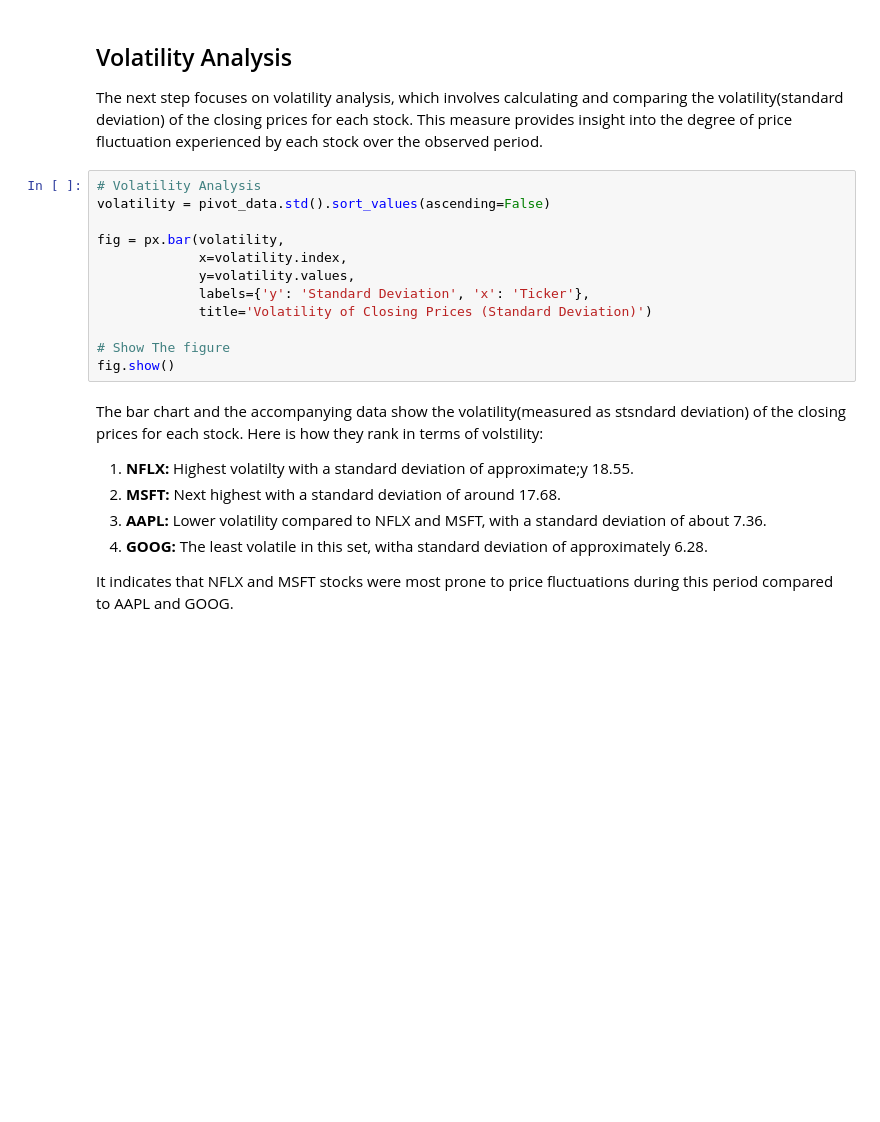
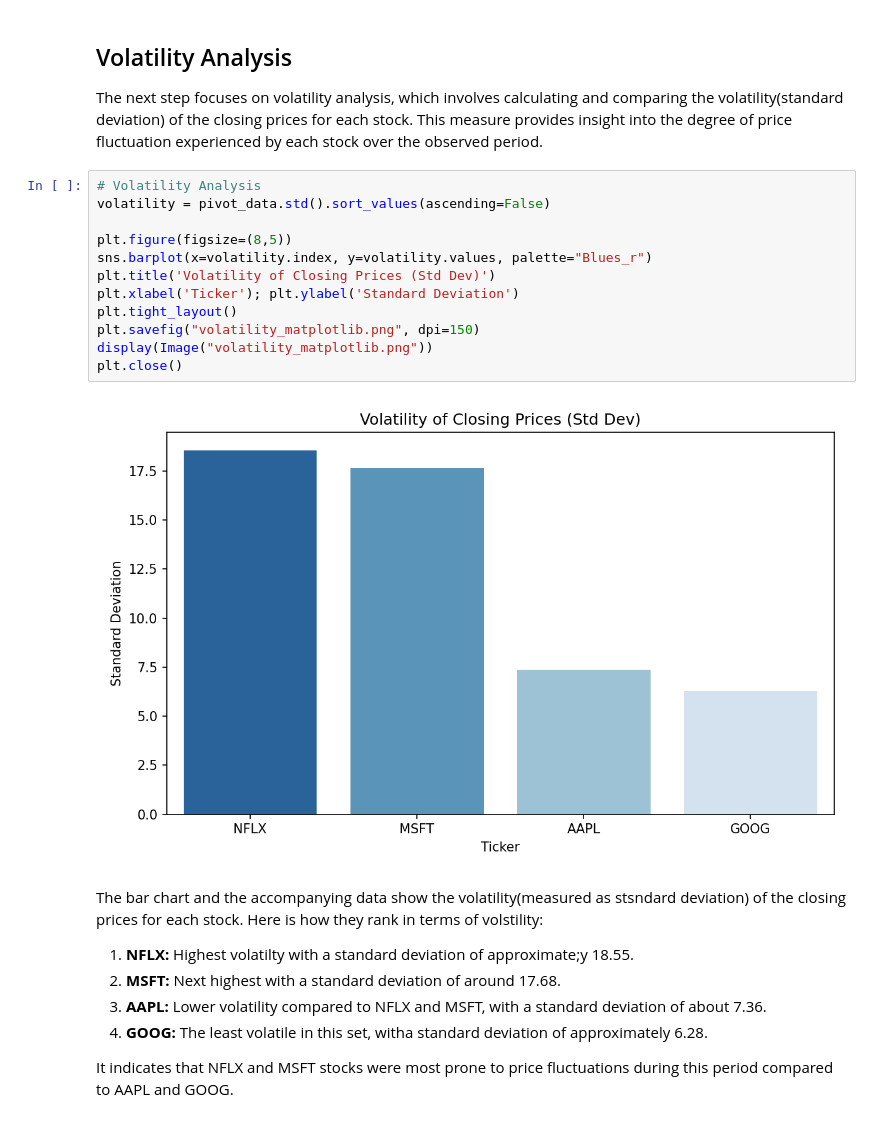
Before and after one commit to DonnahM/Quantitative-Analysis-of-Stocks., a Jupyter notebook: Quantitative_Financial_Insights.ipynb, the cells around one changed output. Cells and saved outputs as stored; diff of their text form; blank space fills up the shorter version.

Commit message:
"Adding volatility + correlation plots"

```diff
--- a/Quantitative_Financial_Insights.ipynb
+++ b/Quantitative_Financial_Insights.ipynb
@@ -136,15 +136,17 @@ The next step focuses on volatility analysis, which involves calculating and com
 # %%
 # Volatility Analysis
 volatility = pivot_data.std().sort_values(ascending=False)
 
-fig = px.bar(volatility,
-             x=volatility.index,
-             y=volatility.values,
-             labels={'y': 'Standard Deviation', 'x': 'Ticker'},
-             title='Volatility of Closing Prices (Standard Deviation)')
-
-# Show The figure
-fig.show()
+plt.figure(figsize=(8,5))
+sns.barplot(x=volatility.index, y=volatility.values, palette="Blues_r")
+plt.title('Volatility of Closing Prices (Std Dev)')
+plt.xlabel('Ticker'); plt.ylabel('Standard Deviation')
+plt.tight_layout()
+plt.savefig("volatility_matplotlib.png", dpi=150)
+display(Image("volatility_matplotlib.png"))
+plt.close()
+# %% [output]
+[figure, added]
 # %% [markdown]
 The bar chart  and the accompanying data show  the volatility(measured as stsndard deviation) of the closing prices for each stock. Here is how they rank in terms of volstility:
 
```
Also changed, not shown: parts of 3 cells of this notebook, 2 other files.
